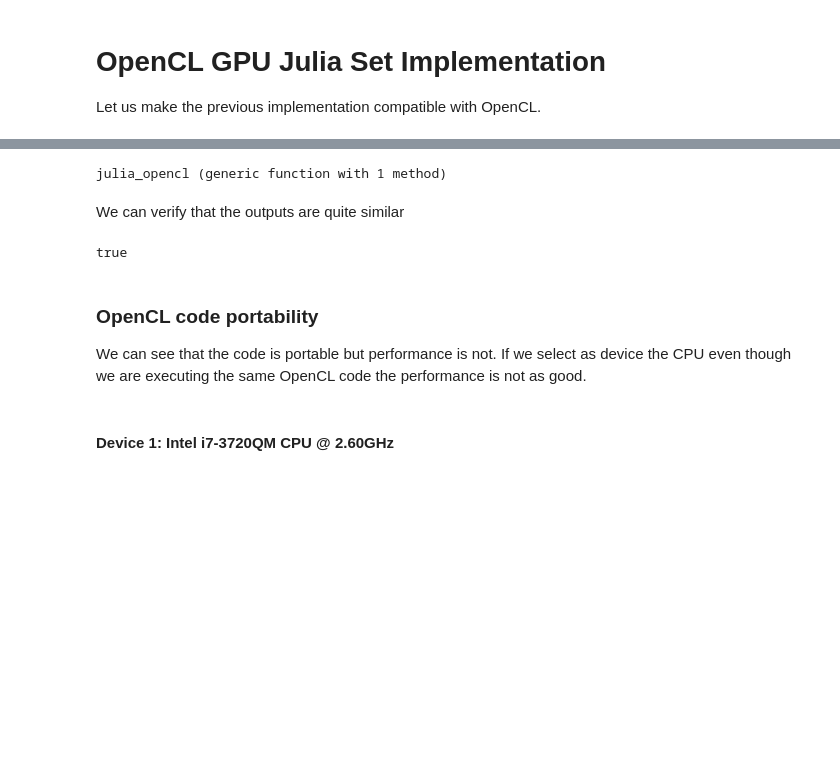
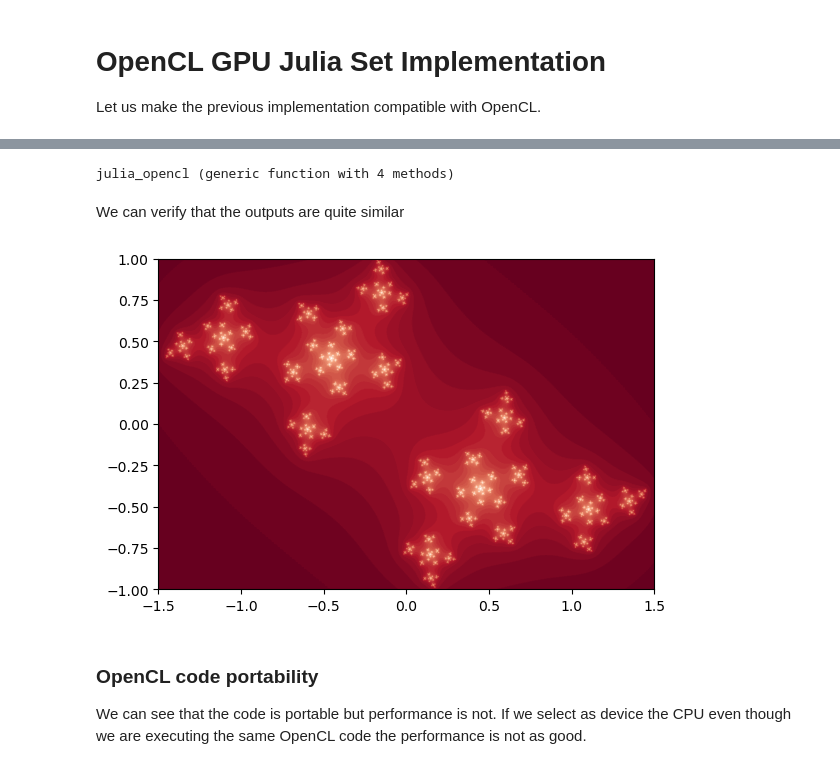
Before and after one commit to JuliaGPU/OpenCL.jl, a Jupyter notebook: examples/notebooks/julia_set_fractal.ipynb, the cells around one changed output, grey strips where cells are left out. Drawn from its saved outputs; the diff is of its cells as text; code cells hidden in the pictures; blank space fills up the shorter version.

```diff
--- a/examples/notebooks/julia_set_fractal.ipynb
+++ b/examples/notebooks/julia_set_fractal.ipynb
@@ -33,7 +27,7 @@ end
 # %% [output]
 julia (generic function with 1 method)
 # %%
-q = [Complex64(r,i) for i=1:-(2.0/w):-1, r=-1.5:(3.0/h):1.5];
+q = [ComplexF32(r,i) for i=1:-(2.0/w):-1, r=-1.5:(3.0/h):1.5];
 # %%
 function ordinary_julia(q; maxiter=300)
     (h, w) = size(q)
@@ -101,24 +84,21 @@ __kernel void julia(__global float2 *q,
   }
 }";
 # %%
-function julia_opencl(q::Array{Complex64}, maxiter::Int64, device)
-    ctx   = cl.Context(device)
-    queue = cl.CmdQueue(ctx)
+function julia_opencl(q::Array{ComplexF32}; maxiter::Int64)
+    out = Array{UInt16}(undef, size(q))
 
-    out = Array{UInt16}(size(q))
+    q_buff = cl.Buffer(ComplexF32, length(q), (:r, :copy), hostbuf=q)
+    o_buff = cl.Buffer(UInt16, length(out), :w)
 
-    q_buff = cl.Buffer(Complex64, ctx, length(q), (:r, :copy), hostbuf=q)
-    o_buff = cl.Buffer(UInt16, ctx, length(out), :w)
-
-    prg = cl.Program(ctx, source=julia_source) |> cl.build!
+    prg = cl.Program(source=julia_source) |> cl.build!
     k = cl.Kernel(prg, "julia")
 
-    queue(k, length(q), nothing, q_buff, o_buff, UInt16(maxiter))
-    cl.copy!(queue, out, o_buff)
+    cl.launch(k, length(q), nothing, q_buff, o_buff, UInt16(maxiter))
+    cl.copy!(out, o_buff)
 
     return out
 end
 # %% [output]
-julia_opencl (generic function with 1 method)
+julia_opencl (generic function with 4 methods)
 # %% [markdown]
 We can verify that the outputs are quite similar
@@ -127,10 +105,10 @@ opencl_solution = deepcopy(m);
-# %%
-isapprox(opencl_solution, julia_solution)
-# %% [output]
-true
+# %%
+opencl_solution = julia_opencl(q; maxiter=300);
+# %%
+imshow(opencl_solution, cmap="RdGy", extent=[-1.5,1.5,-1,1]);
+# %% [output]
+[figure, added]
 # %% [markdown]
 ### OpenCL code portability
 
 We can see that the code is portable but performance is not. If we select as device the CPU even though we are executing the same OpenCL code the performance is not as good.
-# %% [markdown]
-#### Device 1: Intel i7-3720QM CPU @ 2.60GHz
```
Also changed, not shown: parts of 43 cells of this notebook, 6 other files.
